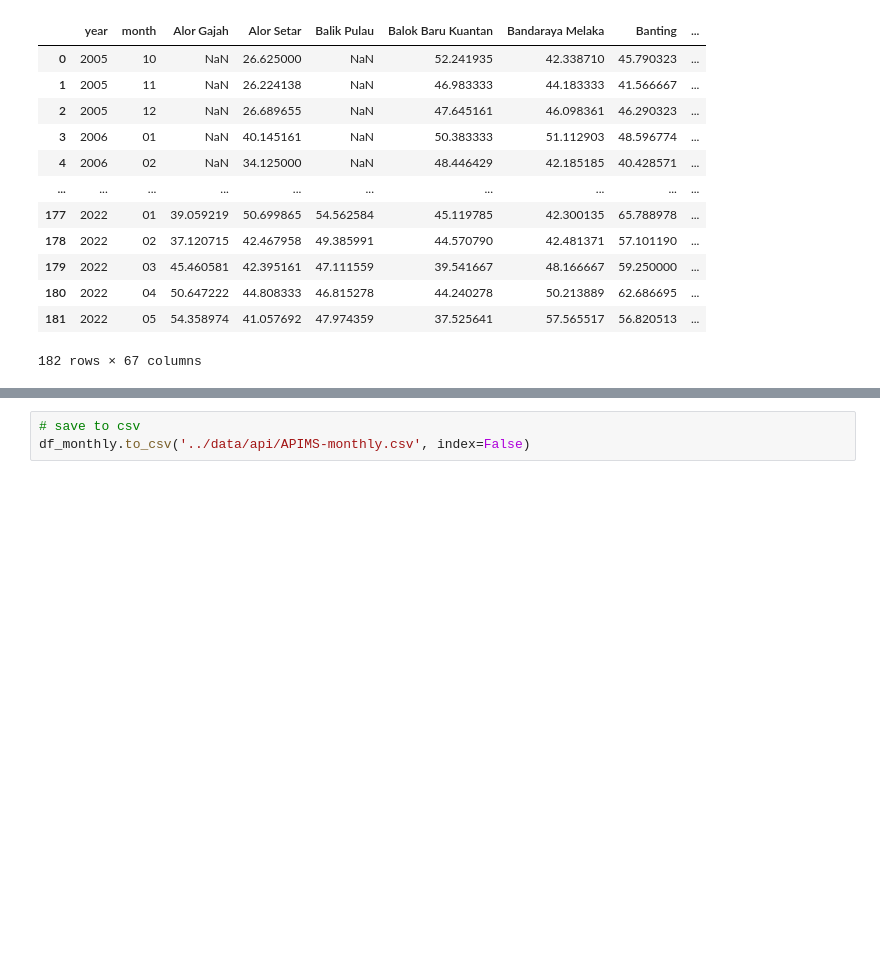
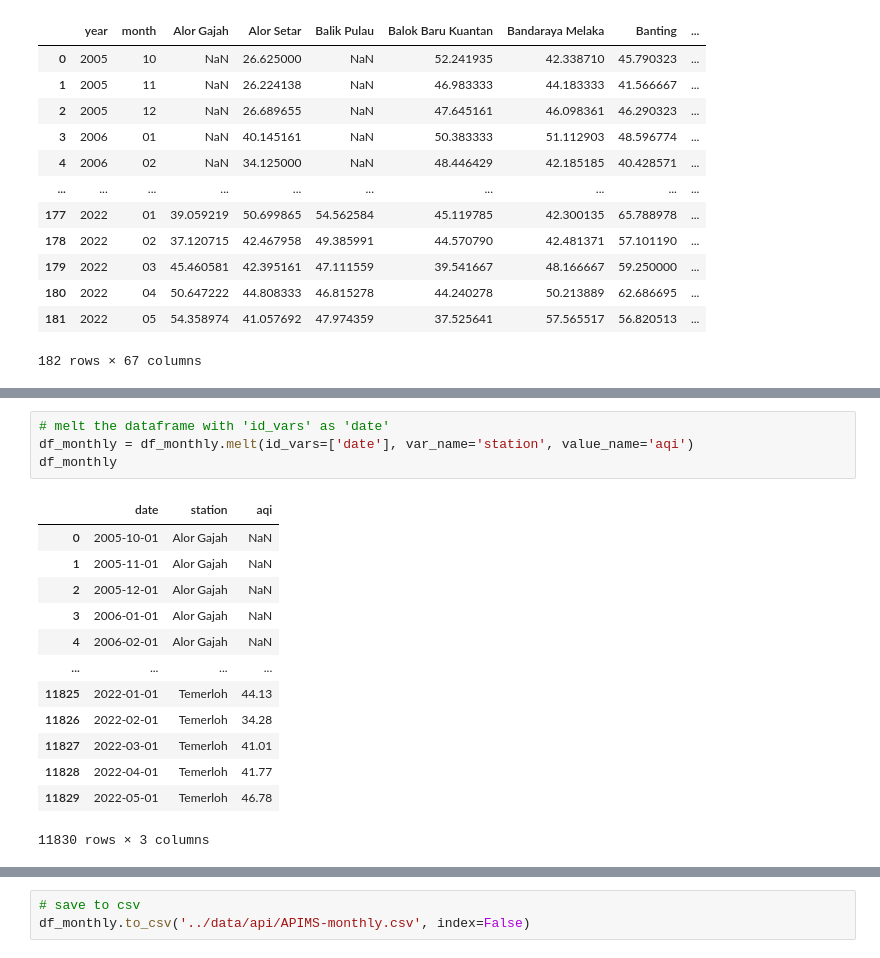
Before and after one commit to NotHLee/FIT3179_A2, a Jupyter notebook: data/cleaning.ipynb, the cells around one changed output, grey strips where cells are left out. Saved outputs shown, nothing was run; the diff lists cells and outputs as text; blank space fills up the shorter version.

```diff
--- a/data/cleaning.ipynb
+++ b/data/cleaning.ipynb
@@ -232,0 +219,18 @@ df_monthly
+# %%
+# melt the dataframe with 'id_vars' as 'date'
+df_monthly = df_monthly.melt(id_vars=['date'], var_name='station', value_name='aqi')
+df_monthly
+# %% [output]
+|  | date | station | aqi |
+| 0 | 2005-10-01 | Alor Gajah | NaN |
+| 1 | 2005-11-01 | Alor Gajah | NaN |
+| 2 | 2005-12-01 | Alor Gajah | NaN |
+| 3 | 2006-01-01 | Alor Gajah | NaN |
+| 4 | 2006-02-01 | Alor Gajah | NaN |
+| ... | ... | ... | ... |
+| 11825 | 2022-01-01 | Temerloh | 44.13 |
+| 11826 | 2022-02-01 | Temerloh | 34.28 |
+| 11827 | 2022-03-01 | Temerloh | 41.01 |
+| 11828 | 2022-04-01 | Temerloh | 41.77 |
+| 11829 | 2022-05-01 | Temerloh | 46.78 |
+11830 rows × 3 columns
```
Also changed, not shown: parts of 11 cells of this notebook, 10 other files.
